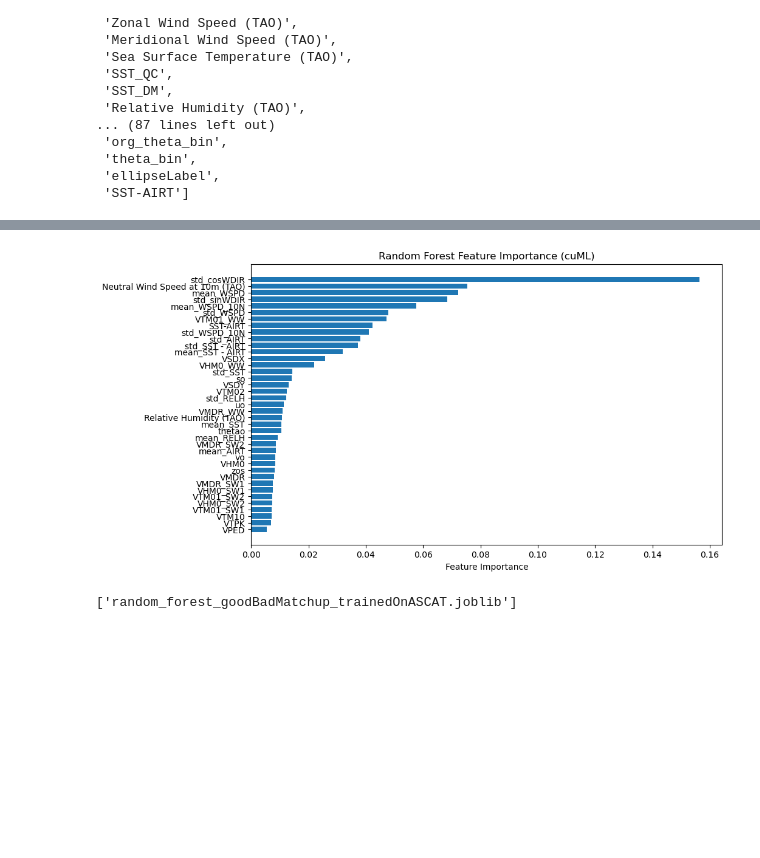
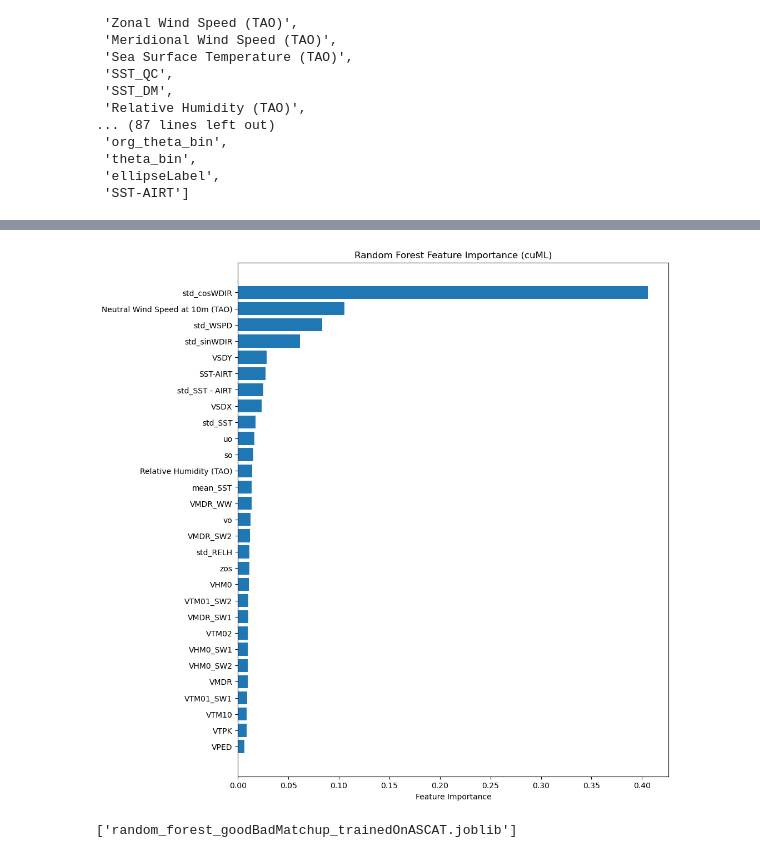
Before and after one commit to raickhr/SatelliteVsBuoyWinds, a Jupyter notebook: seaStateProcessing/deepLearning/RandomForestDisc_trainASCAT.ipynb, the cells around one changed output, grey strips where cells are left out. Drawn from its saved outputs; the diff is of its cells as text; code cells hidden in the pictures; blank space fills up the shorter version.

```diff
--- a/seaStateProcessing/deepLearning/RandomForestDisc_trainASCAT.ipynb
+++ b/seaStateProcessing/deepLearning/RandomForestDisc_trainASCAT.ipynb
@@ -680,0 +727,18 @@ list(subDF.keys())
+# %%
+# Split the dataset into features (X) and target (y)
+X = subDF[features]
+
+# Compute correlation matrix
+corr_matrix = X.corr().abs()
+
+# Select upper triangle of correlation matrix
+upper = corr_matrix.where(np.triu(np.ones(corr_matrix.shape), k=1).astype(bool))
+
+# Find features with correlation greater than threshold (e.g., 0.9)
+threshold = 0.8
+to_drop = [column for column in upper.columns if any(upper[column] > threshold)]
+
+# Drop them
+df_reduced = X.drop(columns=to_drop)
+
+print(f"Removed {len(to_drop)} features: {to_drop}")
@@ -680,0 +759,4 @@ list(subDF.keys())
+# %%
+features = list(df_reduced.columns)
+features
+#print(list(df.columns))
@@ -777,23 +843,23 @@ weighted avg       0.91      0.90      0.90     11848
 # %%
 #importances = best_model.feature_importances_
 importances = classifier.feature_importances_
 
 # Feature names (must match your input order)
 feature_names = X_train.columns
 
 # Create a DataFrame for easy plotting
 feat_imp_df = pd.DataFrame({
     'Feature': feature_names,
     'Importance': importances
 }).sort_values(by='Importance', ascending=False)
 
-plt.figure(figsize=(10, 6))
+plt.figure(figsize=(10, 12))
 plt.barh(feat_imp_df['Feature'], feat_imp_df['Importance'])
 plt.xlabel('Feature Importance')
 plt.title('Random Forest Feature Importance (cuML)')
 plt.gca().invert_yaxis()  # Most important at top
 # %% [output]
-[figure, old version]
+[figure, new version]
 # %%
 import joblib
 
```
Also changed, not shown: parts of 8 cells of this notebook, 8 other files.
